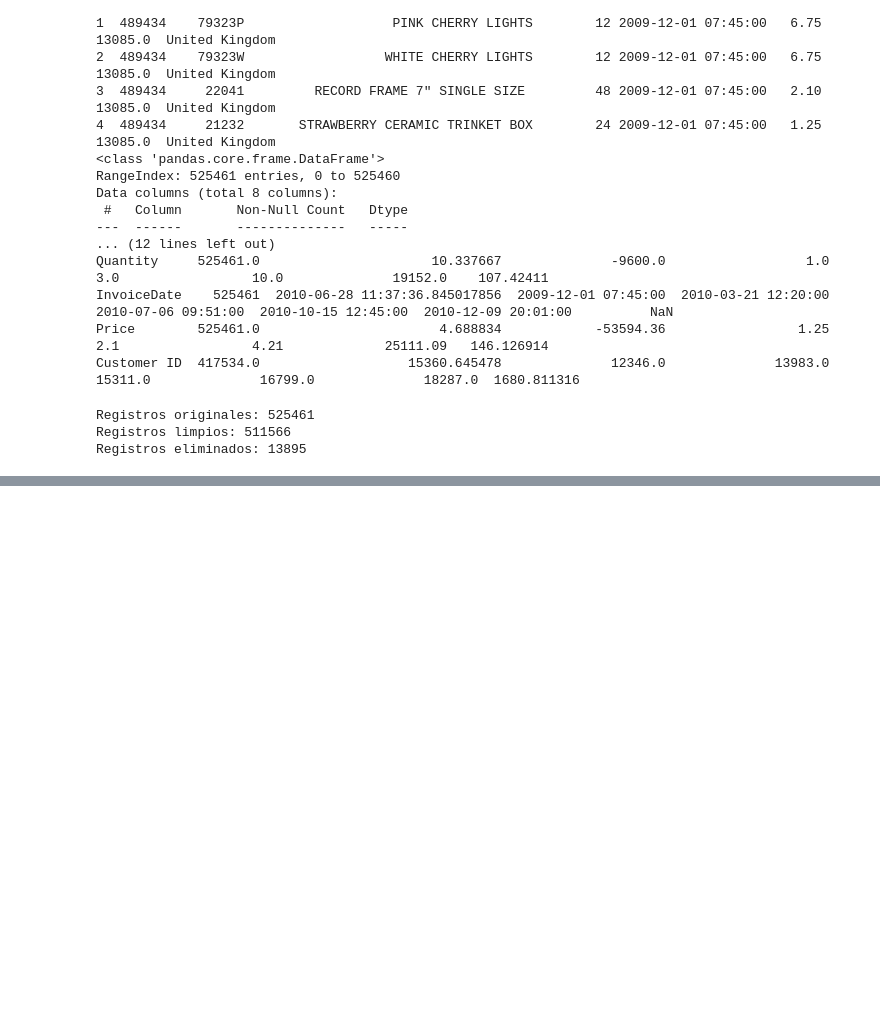
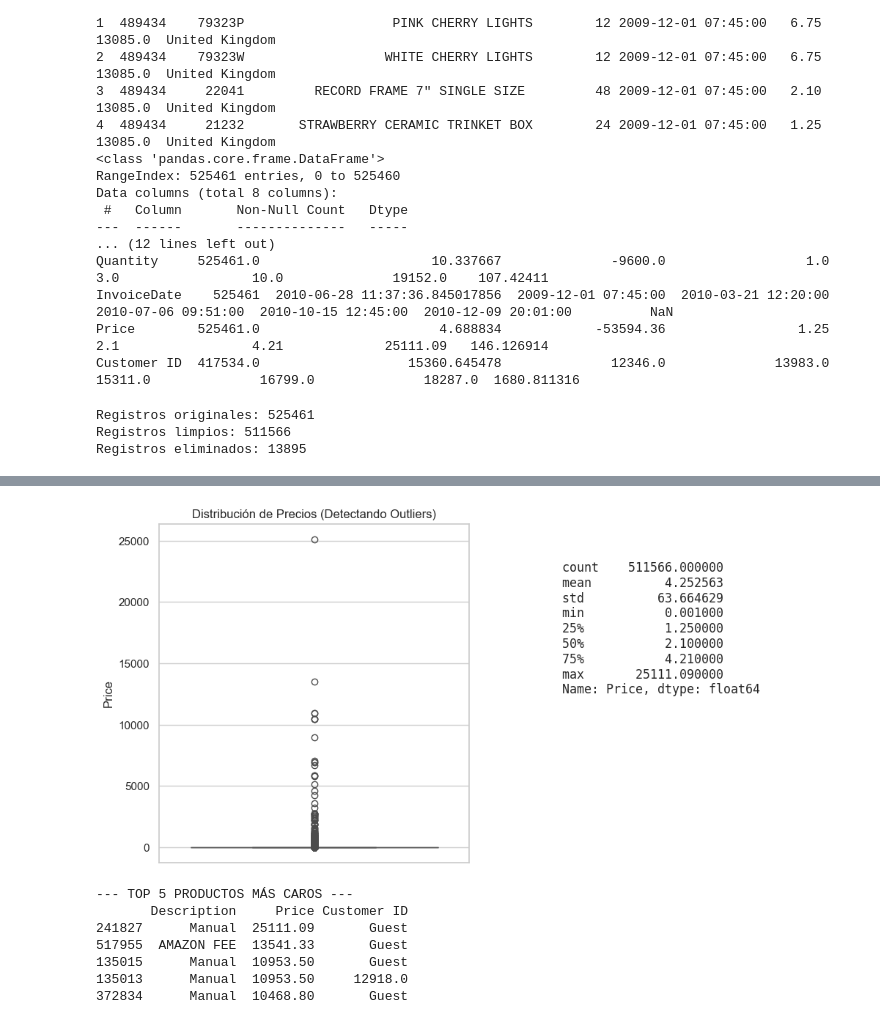
Before and after one commit to estefiturin/ecommerce-growth-analytics-suite, a Jupyter notebook: 01_exploracion_inicial.ipynb, the cells around one changed output, grey strips where cells are left out. Drawn from its saved outputs; the diff is of its cells as text; code cells hidden in the pictures; blank space fills up the shorter version.

```diff
--- a/01_exploracion_inicial.ipynb
+++ b/01_exploracion_inicial.ipynb
@@ -105,3 +104,34 @@ Los invitados representan el 14.30% de los ingresos totales.
 | 525146 | 538154 | 85099B | JUMBO BAG RED RETROSPOT | 1 | 2010-12-09 16:35:00 | 4.21 | Guest | United Kingdom | 4.21 |
 | 525147 | 538154 | DOT | DOTCOM POSTAGE | 1 | 2010-12-09 16:35:00 | 85.79 | Guest | United Kingdom | 85.79 |
 103902 rows × 9 columns
+# %%
+import matplotlib.pyplot as plt
+import seaborn as sns
+
+# tamaño del grafico
+plt.figure(figsize=(12, 6))
+
+# Subgráfico 1: Boxplot de Precios
+plt.subplot(1, 2, 1) # (1 fila, 2 columnas, gráfico n°1)
+sns.boxplot(y=df_limpio['Price'])
+plt.title('Distribución de Precios (Detectando Outliers)')
+
+# Subgráfico 2: Estadística descriptiva enfocada en el Precio
+plt.subplot(1, 2, 2)
+plt.text(0.1, 0.5, str(df_limpio['Price'].describe()), fontsize=12, fontfamily='monospace')
+plt.axis('off') # Apagamos los ejes porque es solo texto
+
+plt.show()
+
+# Vamos a investigar a los "culpables" de los precios altos
+print("--- TOP 5 PRODUCTOS MÁS CAROS ---")
+print(df_limpio.sort_values(by='Price', ascending=False).head(5)[['Description', 'Price', 'Customer ID']])
+# %% [output]
+[figure, added]
+--- TOP 5 PRODUCTOS MÁS CAROS ---
+       Description     Price Customer ID
+241827      Manual  25111.09       Guest
+517955  AMAZON FEE  13541.33       Guest
+135015      Manual  10953.50       Guest
+135013      Manual  10953.50     12918.0
+372834      Manual  10468.80       Guest
```
Also changed, not shown: parts of 11 cells of this notebook.
